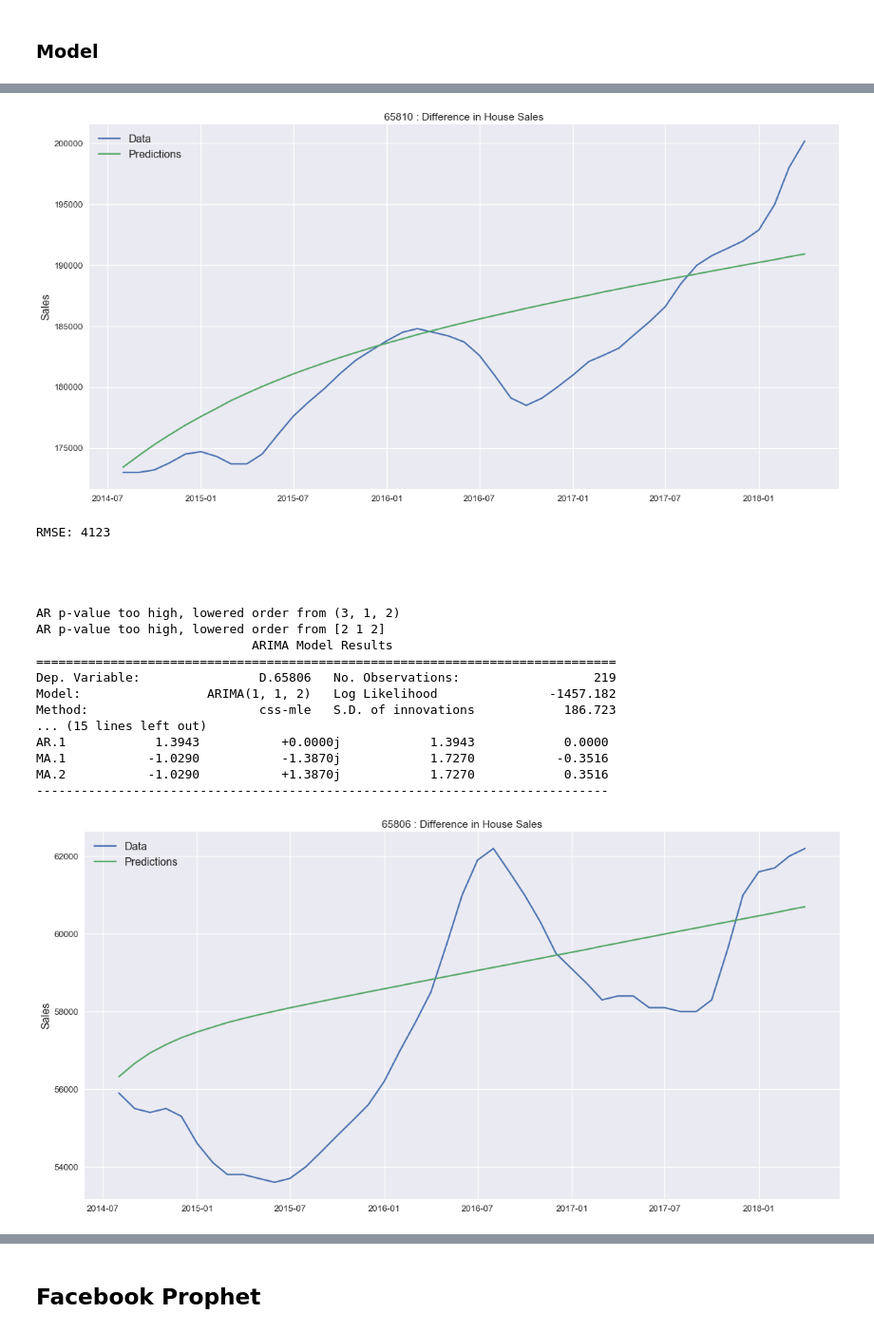
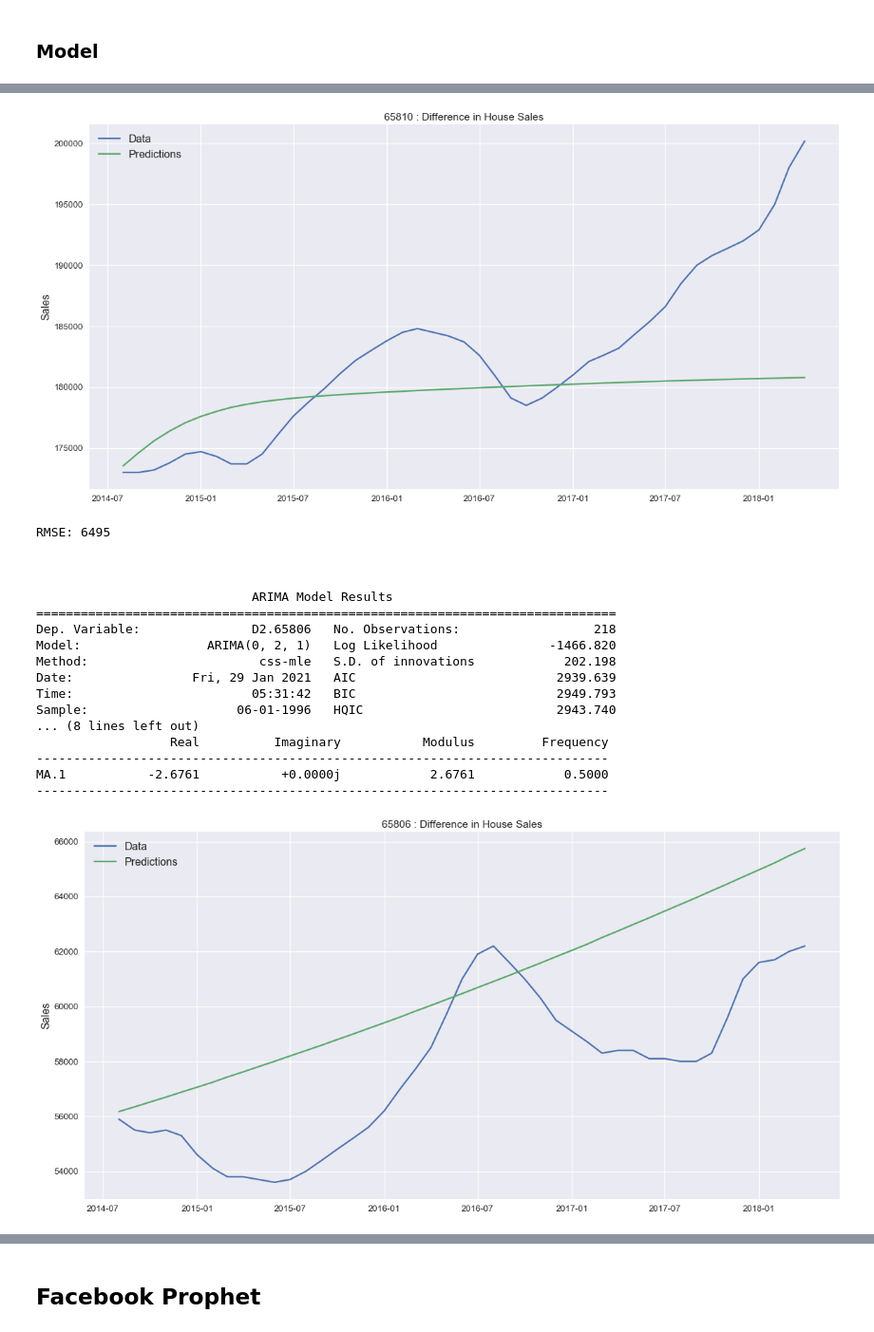
Before and after one commit to tjkim614/springfield_housing_analysis, a Jupyter notebook: 2-Modeling.ipynb, the cells around one changed output, grey strips where cells are left out. Shown at 95% size. Drawn from its saved outputs; the diff is of its cells as text; code cells hidden in the pictures.

```diff
--- a/2-Modeling.ipynb
+++ b/2-Modeling.ipynb
@@ -358,0 +247,6 @@ RMSE: 29993
+# %%
+for col in sf_train:
+    # model
+    arima = ARIMA(sf_train[col], order= (1,2,0), freq='MS').fit()
+
+    plot_summary_forecast(arima, sf_test, col)
@@ -364,7 +371,7 @@ RMSE: 29993
 order_dict = {}
 # %%
 for col in sf_train:
-    auto = auto_arima(sf_train[col], max_order=None, max_p=10, max_q=10, max_d=5, information_criterion='aic')
+    auto = auto_arima(sf_train[col], max_order=None, max_p=10, max_q=10, d=2, max_d=5, information_criterion='aic')
 
     order_dict[col] = auto.get_params()['order']
 
@@ -408,28 +415,29 @@ ma_substring = 'ma'
 
 for col in sf_train:
 
-    arima_flag = False
-    # model
     arima = ARIMA(sf_train[col], order=order_dict[col] , freq='MS').fit()
 
+
+    arima_flag = False
 
     # looping until high p-values are eliminated
     while arima_flag == False:
 
-        # determining if new order is needed
+        # loop determining if new order is needed
         for i in range(len(arima.pvalues)):
 
             # new order is needed
             if (i>0) and (arima.pvalues[i] > .05):
+
+                # ar causing high p-value
                 if ar_substring in arima.pvalues.index[i]:
-                    # ar has high p-value
                     print('AR p-value too high, lowered order from', order_dict[col])
                     order_dict[col] = np.subtract(order_dict[col], (1,0,0))
                     arima = ARIMA(sf_train[col], order=order_dict[col] , freq='MS').fit()
                     break
 
+                # ma causing high p-value
                 elif ma_substring in arima.pvalues.index[i]:
-                    #ma has high p value
                     print('MA p-value too high, lowered order from', order_dict[col])
                     order_dict[col] = np.subtract(order_dict[col], (0,0,1))
                     arima = ARIMA(sf_train[col], order=order_dict[col] , freq='MS').fit()
@@ -440,28 +448,7 @@ for col in sf_train:
                 arima_flag = True
 
 
-    print(arima.summary())
-
-    # forecast
-    arima_forecast = arima.forecast(steps=len(sf_test))[0]
-
-    # plotting forecast vs actual
-    plt.figure(figsize=(20,10))
-
-    forecast_df = pd.DataFrame(arima_forecast, sf_test.index)
-
-    plt.plot(sf_test[col])
-    plt.plot(forecast_df)
-
-    plt.legend(('Data', 'Predictions'), fontsize=16)
-    plt.title(col + ' : Difference in House Sales')
-    plt.ylabel('Sales', fontsize=16);
-
-    plt.show()
-
-    #RMSE
-    RMSE = np.sqrt(mean_squared_error(sf_test[col], arima_forecast))
-    print('RMSE:', round(RMSE), '\n\n\n\n')
+    plot_summary_forecast(arima, sf_test, col)
 # %% [output]
                              ARIMA Model Results
 ==============================================================================
@@ -537,19 +524,19 @@ MA.1           -1.4220           +0.0000j            1.4220            0.5000
-[figure, old version]
+[figure, new version]
-RMSE: 4123
+RMSE: 6495
 
 
 
-
-AR p-value too high, lowered order from (3, 1, 2)
-AR p-value too high, lowered order from [2 1 2]
                              ARIMA Model Results
 ==============================================================================
-Dep. Variable:                D.65806   No. Observations:                  219
-Model:                 ARIMA(1, 1, 2)   Log Likelihood               -1457.182
-Method:                       css-mle   S.D. of innovations            186.723
-... (15 lines left out)
-AR.1            1.3943           +0.0000j            1.3943            0.0000
-MA.1           -1.0290           -1.3870j            1.7270           -0.3516
-MA.2           -1.0290           +1.3870j            1.7270            0.3516
+Dep. Variable:               D2.65806   No. Observations:                  218
+Model:                 ARIMA(0, 2, 1)   Log Likelihood               -1466.820
+Method:                       css-mle   S.D. of innovations            202.198
+Date:                Fri, 29 Jan 2021   AIC                           2939.639
+Time:                        05:31:42   BIC                           2949.793
+Sample:                    06-01-1996   HQIC                          2943.740
+... (8 lines left out)
+                  Real          Imaginary           Modulus         Frequency
 -----------------------------------------------------------------------------
+MA.1           -2.6761           +0.0000j            2.6761            0.5000
+-----------------------------------------------------------------------------
-[figure, old version]
+[figure, new version]
```
Also changed, not shown: parts of 12 cells of this notebook.
